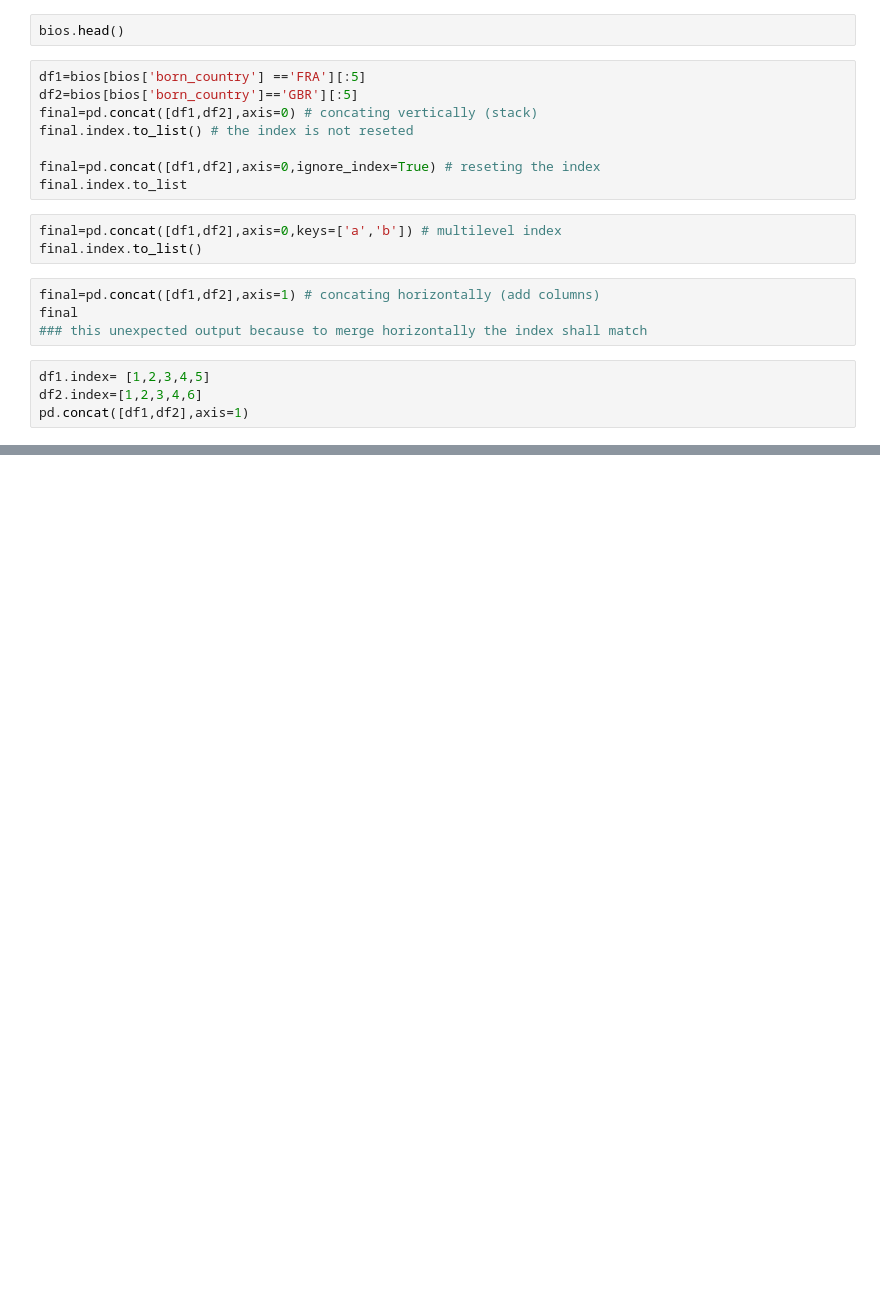
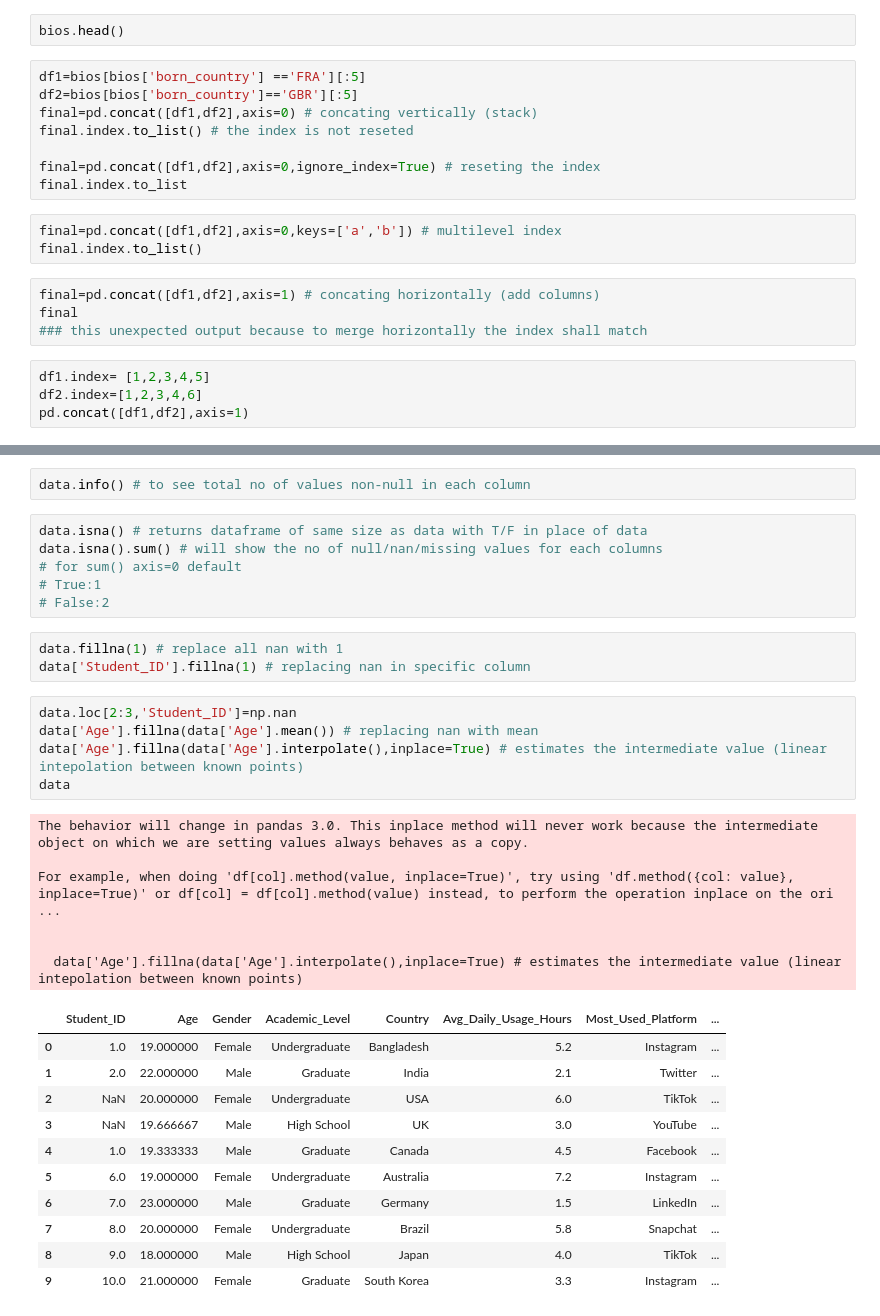
Before and after one commit to jatinmeenaa/pandas_learning, a Jupyter notebook: Pandas.ipynb, the cells around one changed output, grey strips where cells are left out. Drawn from its saved outputs; the diff is of its cells as text; blank space fills up the shorter version.

```diff
--- a/Pandas.ipynb
+++ b/Pandas.ipynb
@@ -255,0 +326,34 @@ pd.concat([df1,df2],axis=1)
+# %%
+data.info() # to see total no of values non-null in each column
+# %%
+data.isna() # returns dataframe of same size as data with T/F in place of data
+data.isna().sum() # will show the no of null/nan/missing values for each columns
+# for sum() axis=0 default
+# True:1
+# False:2
+# %%
+data.fillna(1) # replace all nan with 1
+data['Student_ID'].fillna(1) # replacing nan in specific column
+# %%
+data.loc[2:3,'Student_ID']=np.nan
+data['Age'].fillna(data['Age'].mean()) # replacing nan with mean
+data['Age'].fillna(data['Age'].interpolate(),inplace=True) # estimates the intermediate value (linear intepolation between known points)
+data
+# %% [output]
+The behavior will change in pandas 3.0. This inplace method will never work because the intermediate object on which we are setting values always behaves as a copy.
+
+For example, when doing 'df[col].method(value, inplace=True)', try using 'df.method({col: value}, inplace=True)' or df[col] = df[col].method(value) instead, to perform the operation inplace on the ori ...
+
+
+  data['Age'].fillna(data['Age'].interpolate(),inplace=True) # estimates the intermediate value (linear intepolation between known points)
+|  | Student_ID | Age | Gender | Academic_Level | Country | Avg_Daily_Usage_Hours | Most_Used_Platform | ... |
+| 0 | 1.0 | 19.000000 | Female | Undergraduate | Bangladesh | 5.2 | Instagram | ... |
+| 1 | 2.0 | 22.000000 | Male | Graduate | India | 2.1 | Twitter | ... |
+| 2 | NaN | 20.000000 | Female | Undergraduate | USA | 6.0 | TikTok | ... |
+| 3 | NaN | 19.666667 | Male | High School | UK | 3.0 | YouTube | ... |
+| 4 | 1.0 | 19.333333 | Male | Graduate | Canada | 4.5 | Facebook | ... |
+| 5 | 6.0 | 19.000000 | Female | Undergraduate | Australia | 7.2 | Instagram | ... |
+| 6 | 7.0 | 23.000000 | Male | Graduate | Germany | 1.5 | LinkedIn | ... |
+| 7 | 8.0 | 20.000000 | Female | Undergraduate | Brazil | 5.8 | Snapchat | ... |
+| 8 | 9.0 | 18.000000 | Male | High School | Japan | 4.0 | TikTok | ... |
+| 9 | 10.0 | 21.000000 | Female | Graduate | South Korea | 3.3 | Instagram | ... |
```
Also changed, not shown: parts of 10 cells of this notebook.
